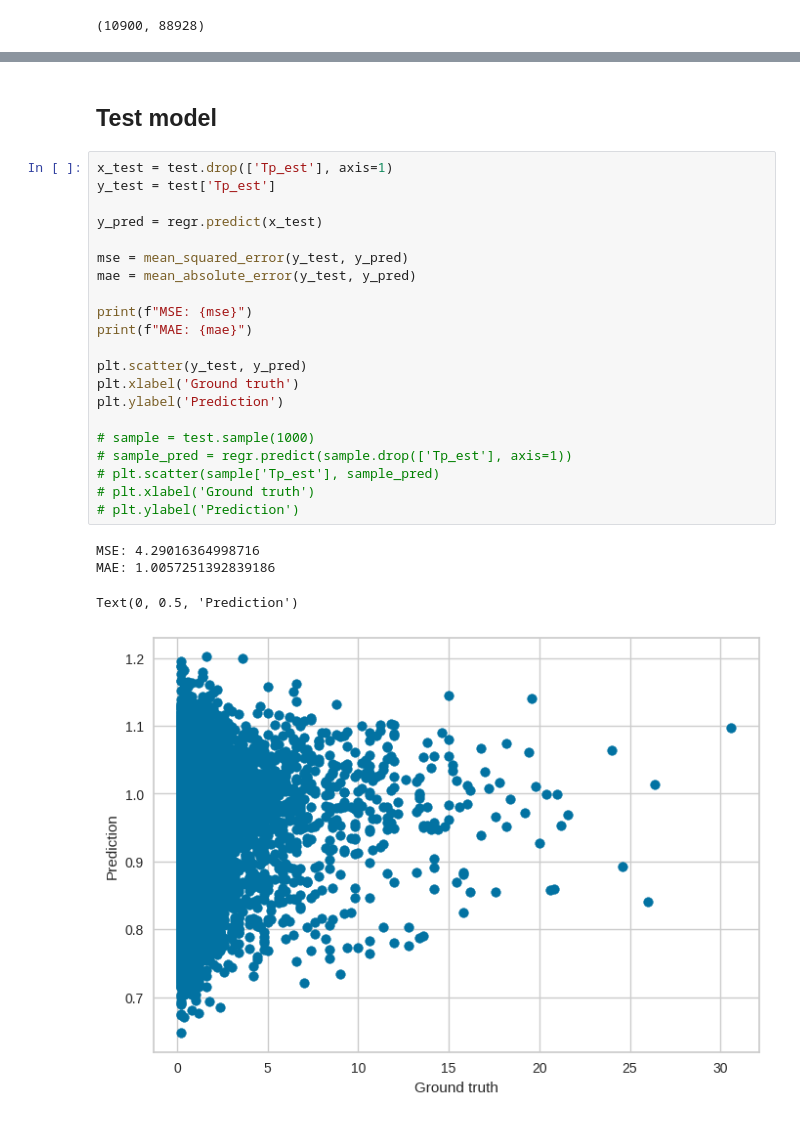
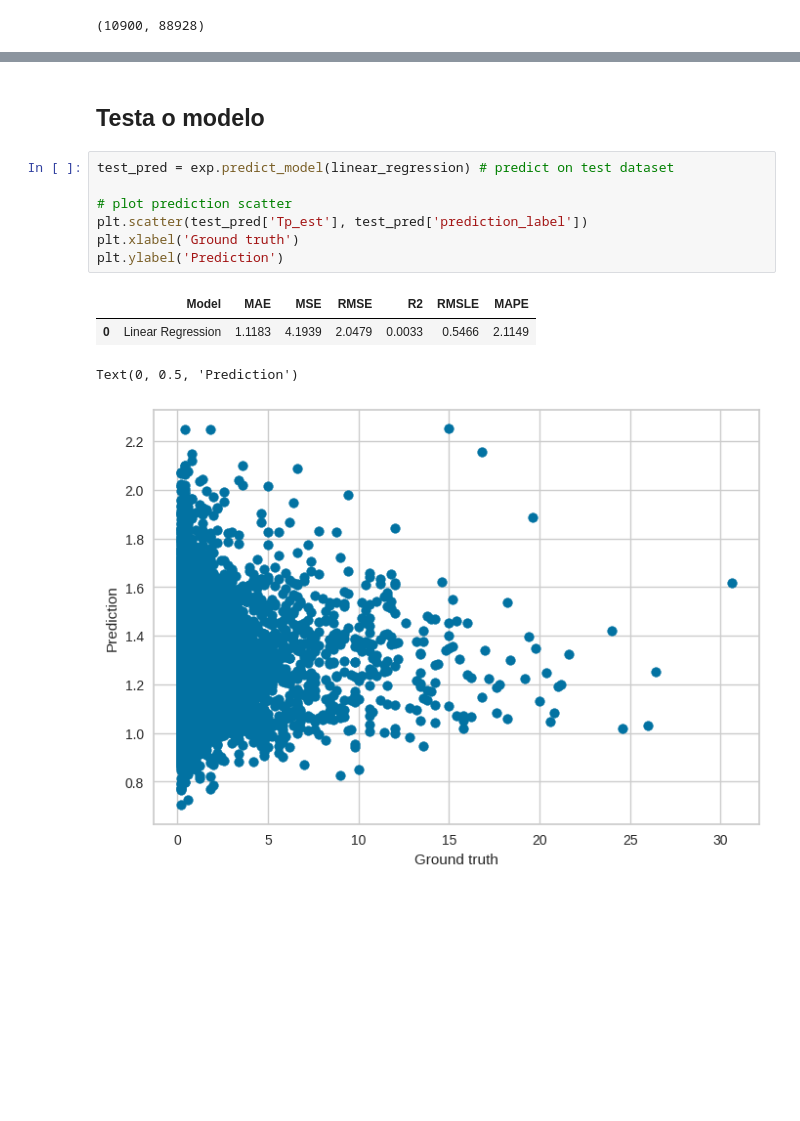
Before and after one commit to Gabp0/machine-learning, a Jupyter notebook: rain-estimation/rain-estimation.ipynb, the cells around one changed output, grey strips where cells are left out. Cells and saved outputs as stored; diff of their text form; blank space fills up the shorter version.

```diff
--- a/rain-estimation/rain-estimation.ipynb
+++ b/rain-estimation/rain-estimation.ipynb
@@ -195,28 +207,14 @@ joblib.dump(regr, f"rain-estimation-{datetime.now().strftime('%Y-%m-%d-%H-%M-%S'
-# %% [markdown]
-## Test model
-# %%
-x_test = test.drop(['Tp_est'], axis=1)
-y_test = test['Tp_est']
-
-y_pred = regr.predict(x_test)
-
-mse = mean_squared_error(y_test, y_pred)
-mae = mean_absolute_error(y_test, y_pred)
-
-print(f"MSE: {mse}")
-print(f"MAE: {mae}")
-
-plt.scatter(y_test, y_pred)
-plt.xlabel('Ground truth')
-plt.ylabel('Prediction')
-
-# sample = test.sample(1000)
-# sample_pred = regr.predict(sample.drop(['Tp_est'], axis=1))
-# plt.scatter(sample['Tp_est'], sample_pred)
-# plt.xlabel('Ground truth')
-# plt.ylabel('Prediction')
-# %% [output]
-MSE: 4.29016364998716
-MAE: 1.0057251392839186
-Text(0, 0.5, 'Prediction')
-[figure, removed]
+# %% [markdown]
+## Testa o modelo
+# %%
+test_pred = exp.predict_model(linear_regression) # predict on test dataset
+
+# plot prediction scatter
+plt.scatter(test_pred['Tp_est'], test_pred['prediction_label'])
+plt.xlabel('Ground truth')
+plt.ylabel('Prediction')
+# %% [output]
+|  | Model | MAE | MSE | RMSE | R2 | RMSLE | MAPE |
+| 0 | Linear Regression | 1.1183 | 4.1939 | 2.0479 | 0.0033 | 0.5466 | 2.1149 |
+Text(0, 0.5, 'Prediction')
+[figure, added]
```
Also changed, not shown: parts of 25 cells of this notebook, 1 other file.
